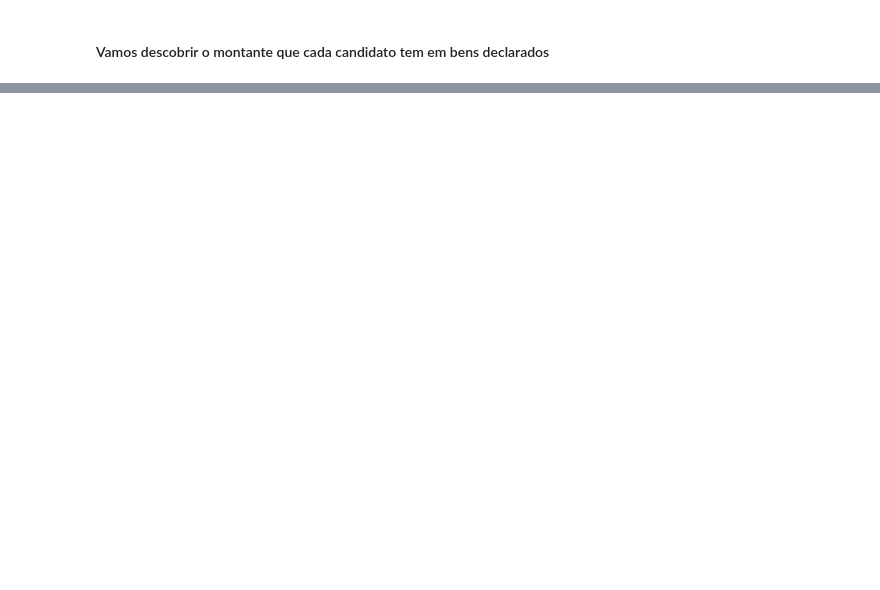
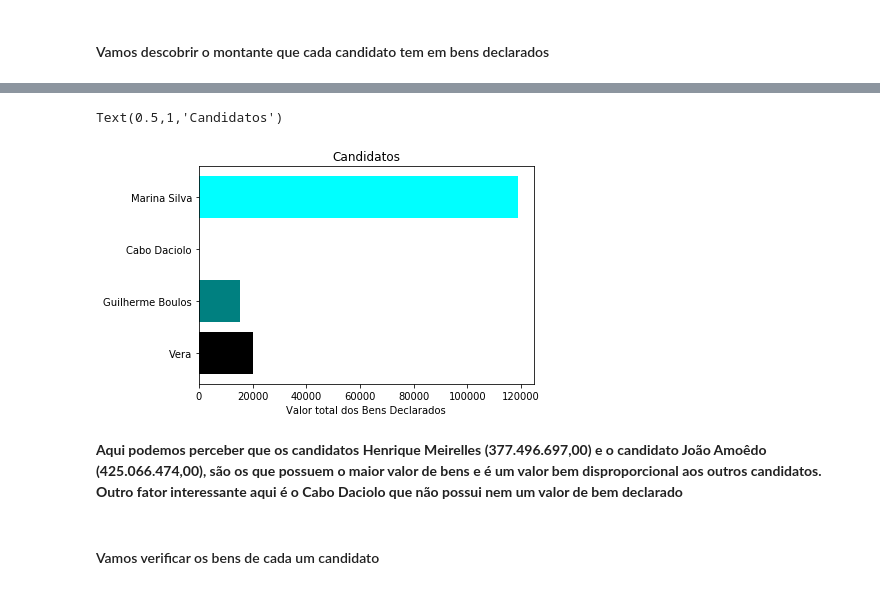
Before and after one commit to jcpsantos/teste_eleicoes_2018, a Jupyter notebook: candidatos_2018.ipynb, the cells around one changed output, grey strips where cells are left out. Drawn from its saved outputs; the diff is of its cells as text; code cells hidden in the pictures; blank space fills up the shorter version.

```diff
--- a/candidatos_2018.ipynb
+++ b/candidatos_2018.ipynb
@@ -526,0 +607,17 @@ bens_ciro_gomes.shape[0] - 1
+# %%
+#Verificando agora somente os candidatos com os menores valores:
+#Verificando o gráfico sem João Amoêdo e Henrique Meirelles
+locations = [1, 2,3,4]
+heights = [vera, boulos, daciolo, marina]
+labels = ['Vera', 'Guilherme Boulos', 'Cabo Daciolo', 'Marina Silva']
+colors = ['black', 'teal', 'lime', 'cyan']
+plt.barh(locations, heights, align='center', color= colors, ecolor='black',tick_label=labels )
+plt.xlabel('Valor total dos Bens Declarados')
+plt.title('Candidatos')
+# %% [output]
+Text(0.5,1,'Candidatos')
+[figure, added]
+# %% [markdown]
+<strong>Aqui podemos perceber que os candidatos Henrique Meirelles (377.496.697,00) e o candidato João Amoêdo (425.066.474,00), são os que possuem o maior valor de bens e é um valor bem disproporcional aos outros candidatos. Outro fator interessante aqui é o Cabo Daciolo que não possui nem um valor de bem declarado</strong>
+# %% [markdown]
+<h4>Vamos verificar os bens de cada um candidato</h4>
```
Also changed, not shown: parts of 21 cells of this notebook.
